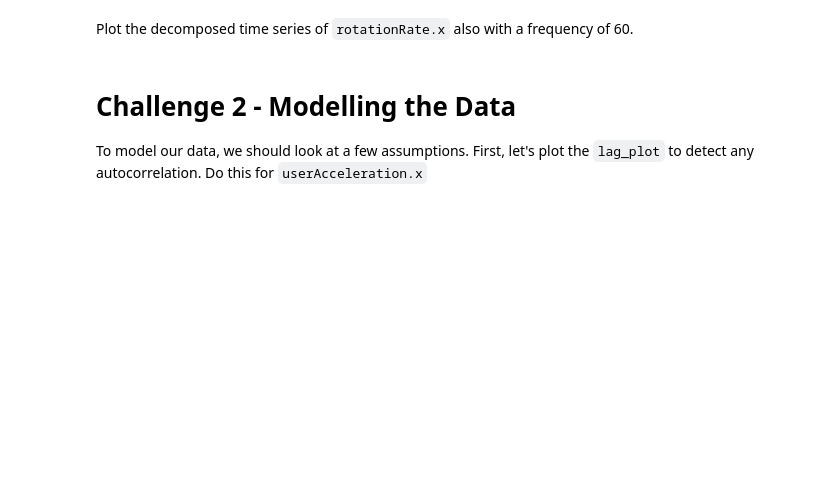
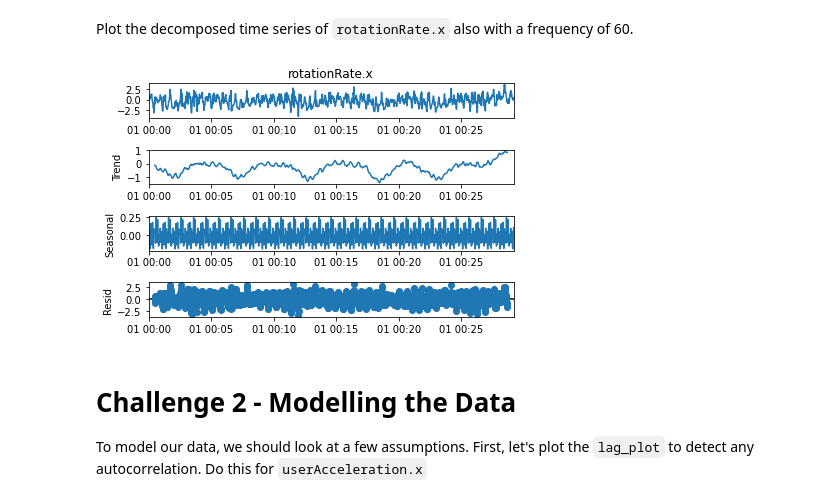
Before and after one commit to Ironhack-Data-Madrid-Enero-2021/lab-time-series, a Jupyter notebook: your-code/main.ipynb, the cells around one changed output. Cells and saved outputs as stored; diff of their text form; code cells hidden in the pictures; blank space fills up the shorter version.

```diff
--- a/your-code/main.ipynb
+++ b/your-code/main.ipynb
@@ -48,5 +126,10 @@ Our next step is to decompose the time series and evaluate the patterns in the d
 # %% [markdown]
 Plot the decomposed time series of `rotationRate.x` also with a frequency of 60.
+# %%
+res = seasonal_decompose(sensor['rotationRate.x'], freq = 60)
+res.plot();
+# %% [output]
+[figure, added]
 # %% [markdown]
 # Challenge 2 - Modelling the Data
 
```
Also changed, not shown: parts of 42 cells of this notebook.
